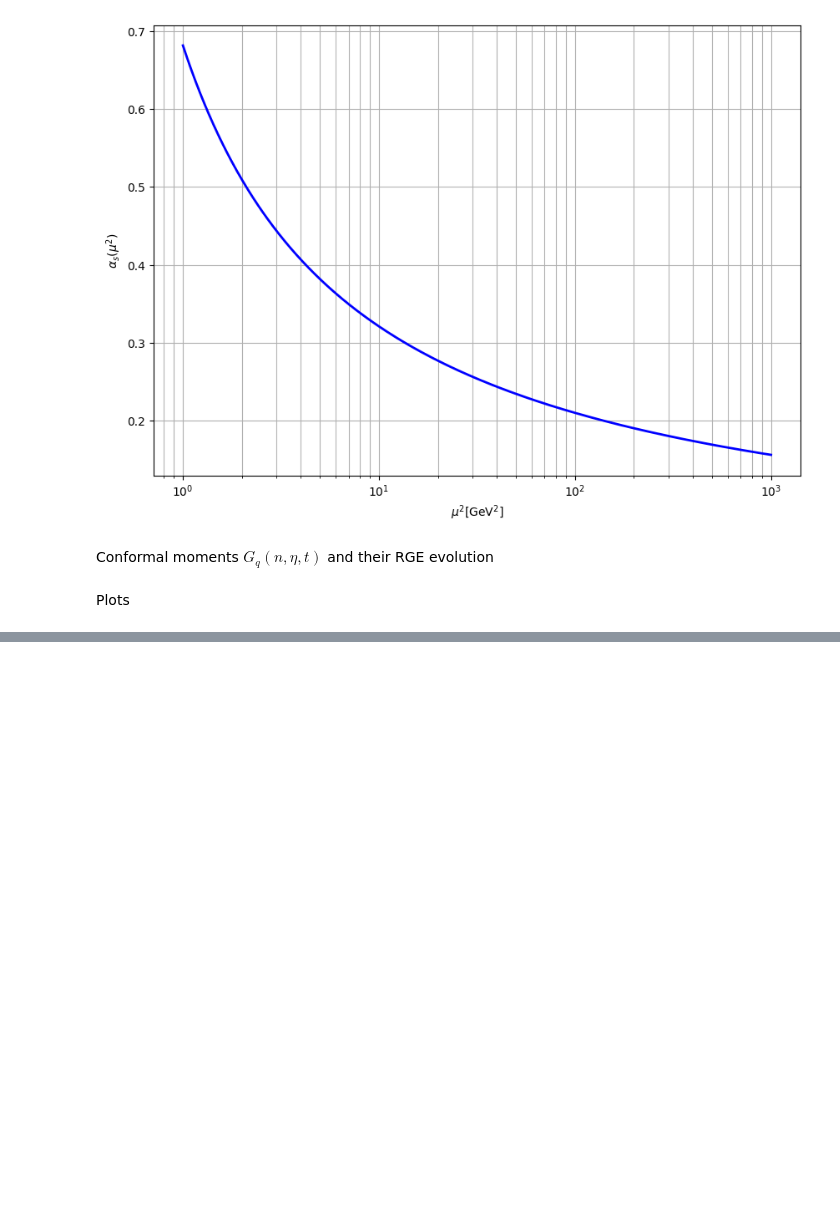
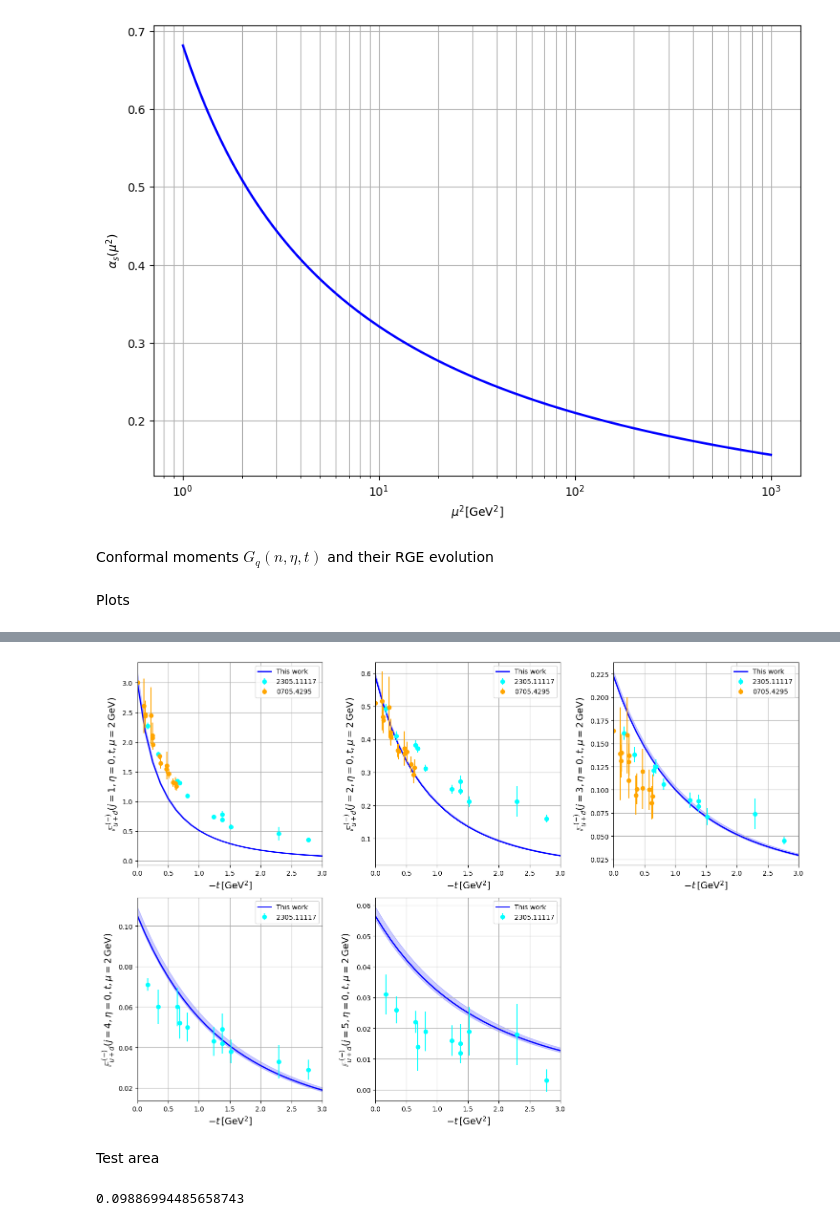
Before and after one commit to HechenMountain/stringy-gpds, a Jupyter notebook: MSTWpdf.ipynb, the cells around one changed output, grey strips where cells are left out. Saved outputs shown, nothing was run; the diff lists cells and outputs as text; code cells hidden in the pictures; blank space fills up the shorter version.

```diff
--- a/MSTWpdf.ipynb
+++ b/MSTWpdf.ipynb
@@ -937,0 +955,66 @@ del moment_type, moment_label
+# %%
+y_label = "$\\mathbb{{F}}_{{u+d}}^{{\,\,(-)}}$"
+moment_type = "NonSingletIsoscalar"
+moment_label = "A"
+
+plot_moments(moment_type, moment_label,y_label,3,25)
+# %% [output]
+[figure, added]
+# %% [markdown]
+Test area
+# %%
+def FT_moment(moment_type, moment_label, n, b_vec, r_max = 10,num_points=10**3, error_type="central"):
+    """
+    Optimized calculation of Fourier transformed moments using adaptive integration.
+
+    Parameters:
+    - b_vec: (b_x, b_y), the vector for which to compute the result
+    - r_max: maximum radius for the integration domain (limits the integration bounds)
+    - num_points: number of points for discretizing the domain (adapt as needed)
+
+    Returns:
+    - The value of the Fourier transformed moment at (b_vec)
+    """
+    b_x, b_y = b_vec
+    # Limits of integration for Delta_x, Delta_y on a square grid
+    x_min, x_max = -r_max, r_max
+    y_min, y_max = -r_max, r_max
+    # Discretize the grid (vectorized)
+    Delta_x_vals = np.linspace(x_min, x_max, num_points)
+    Delta_y_vals = np.linspace(y_min, y_max, num_points)
+
+    # Create a meshgrid for delta_x, delta_y
+    Delta_x_grid, Delta_y_grid = np.meshgrid(Delta_x_vals, Delta_y_vals)
+
+    #Get the function from the dictionary
+    function = moment_to_function.get((moment_type, moment_label), None)
+    if function:
+        def integrand(Delta_x,Delta_y,b_x,b_y):
+            t = -(Delta_x**2+Delta_y**2)
+            exponent = -1j * (b_x * Delta_x + b_y * Delta_y)
+            #print(f"t shape: {t.shape}")
+            x_int_moment = x_integrated_moment(function, n, 0, t, error_type)
+            # Debug shapes
+            #print(f"x_integrated_moment shape: {x_int_moment.shape}")
+            result = RGE_non_singlet(x_int_moment, n, 2**2)*np.exp(exponent)/(2*np.pi**2)
+            return result
+
+        # Compute the integrand for each pair of (Delta_x, Delta_y) values
+        integrand_values = integrand(Delta_x_grid, Delta_y_grid, b_x, b_y)
+        # Perform the numerical integration using the trapezoidal rule for efficiency
+        integral_result = np.real(trapezoid(trapezoid(integrand_values, Delta_x_vals, axis=0), Delta_y_vals))
+        #integral_result = 1
+        return integral_result
+    else:
+        print(f"Function for {moment_type} and {moment_label} not found.")
+        return
+
+# Example usage
+moment_type = "NonSingletIsovector"
+moment_label = "A"
+b_vec = (.2, .3)  # Define your b vector
+r_max= 1
+num_points = 10
+print(FT_moment(moment_type,moment_label,1,b_vec,r_max, num_points))
+# %% [output]
+0.09886994485658743
```
Also changed, not shown: parts of 6 cells of this notebook.
